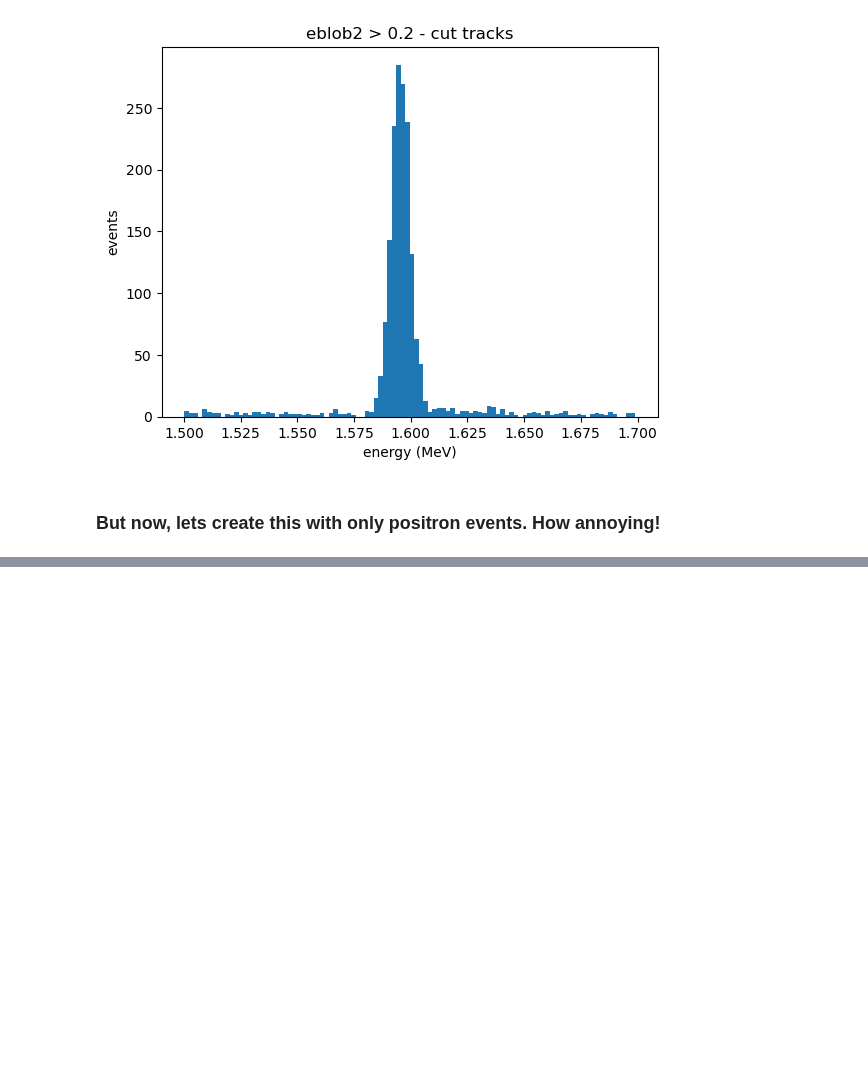
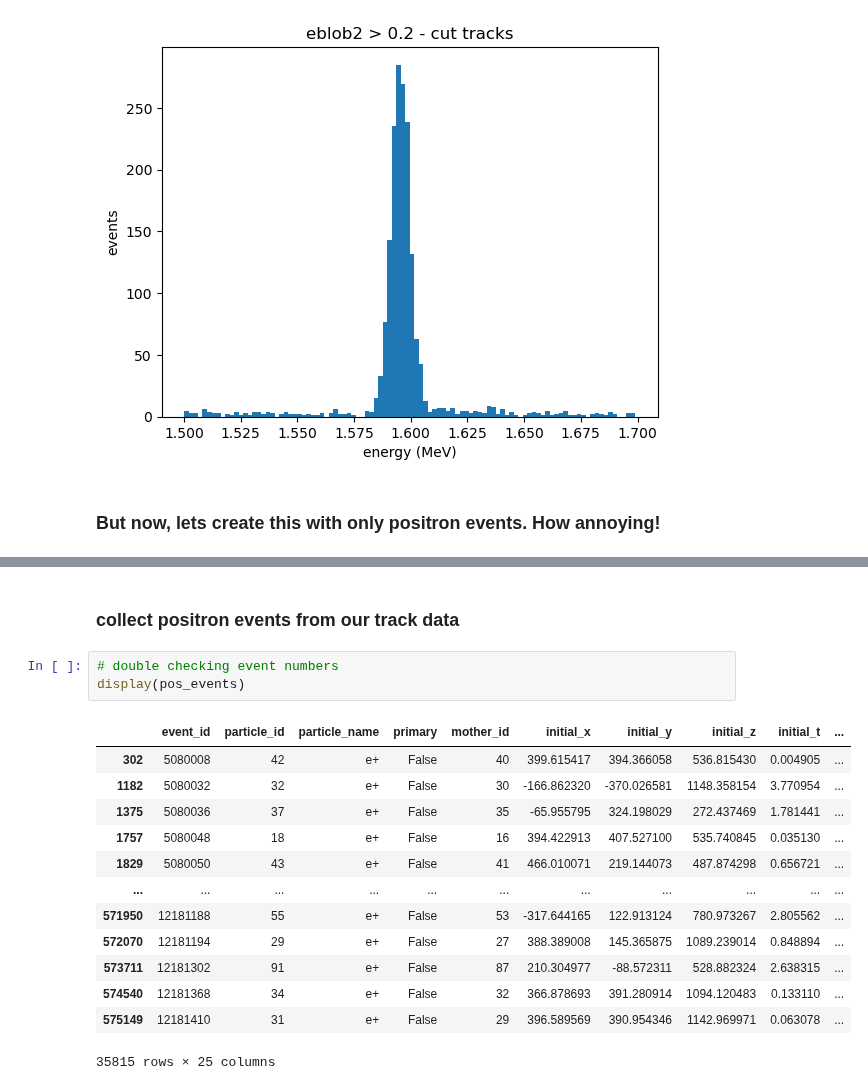
Before and after one commit to jwaiton/next_misc, a Jupyter notebook: FOM_merge&fit/fitting_work.ipynb, the cells around one changed output, grey strips where cells are left out. Cells and saved outputs as stored; diff of their text form; blank space fills up the shorter version.

```diff
--- a/FOM_merge&fit/fitting_work.ipynb
+++ b/FOM_merge&fit/fitting_work.ipynb
@@ -138,0 +154,19 @@ KeyError: 'event'
+# %% [markdown]
+### collect positron events from our track data
+# %%
+# double checking event numbers
+display(pos_events)
+# %% [output]
+|  | event_id | particle_id | particle_name | primary | mother_id | initial_x | initial_y | initial_z | initial_t | ... |
+| 302 | 5080008 | 42 | e+ | False | 40 | 399.615417 | 394.366058 | 536.815430 | 0.004905 | ... |
+| 1182 | 5080032 | 32 | e+ | False | 30 | -166.862320 | -370.026581 | 1148.358154 | 3.770954 | ... |
+| 1375 | 5080036 | 37 | e+ | False | 35 | -65.955795 | 324.198029 | 272.437469 | 1.781441 | ... |
+| 1757 | 5080048 | 18 | e+ | False | 16 | 394.422913 | 407.527100 | 535.740845 | 0.035130 | ... |
+| 1829 | 5080050 | 43 | e+ | False | 41 | 466.010071 | 219.144073 | 487.874298 | 0.656721 | ... |
+| ... | ... | ... | ... | ... | ... | ... | ... | ... | ... | ... |
+| 571950 | 12181188 | 55 | e+ | False | 53 | -317.644165 | 122.913124 | 780.973267 | 2.805562 | ... |
+| 572070 | 12181194 | 29 | e+ | False | 27 | 388.389008 | 145.365875 | 1089.239014 | 0.848894 | ... |
+| 573711 | 12181302 | 91 | e+ | False | 87 | 210.304977 | -88.572311 | 528.882324 | 2.638315 | ... |
+| 574540 | 12181368 | 34 | e+ | False | 32 | 366.878693 | 391.280914 | 1094.120483 | 0.133110 | ... |
+| 575149 | 12181410 | 31 | e+ | False | 29 | 396.589569 | 390.954346 | 1142.969971 | 0.063078 | ... |
+35815 rows × 25 columns
```
Also changed, not shown: parts of 10 cells of this notebook, 2 other files.
